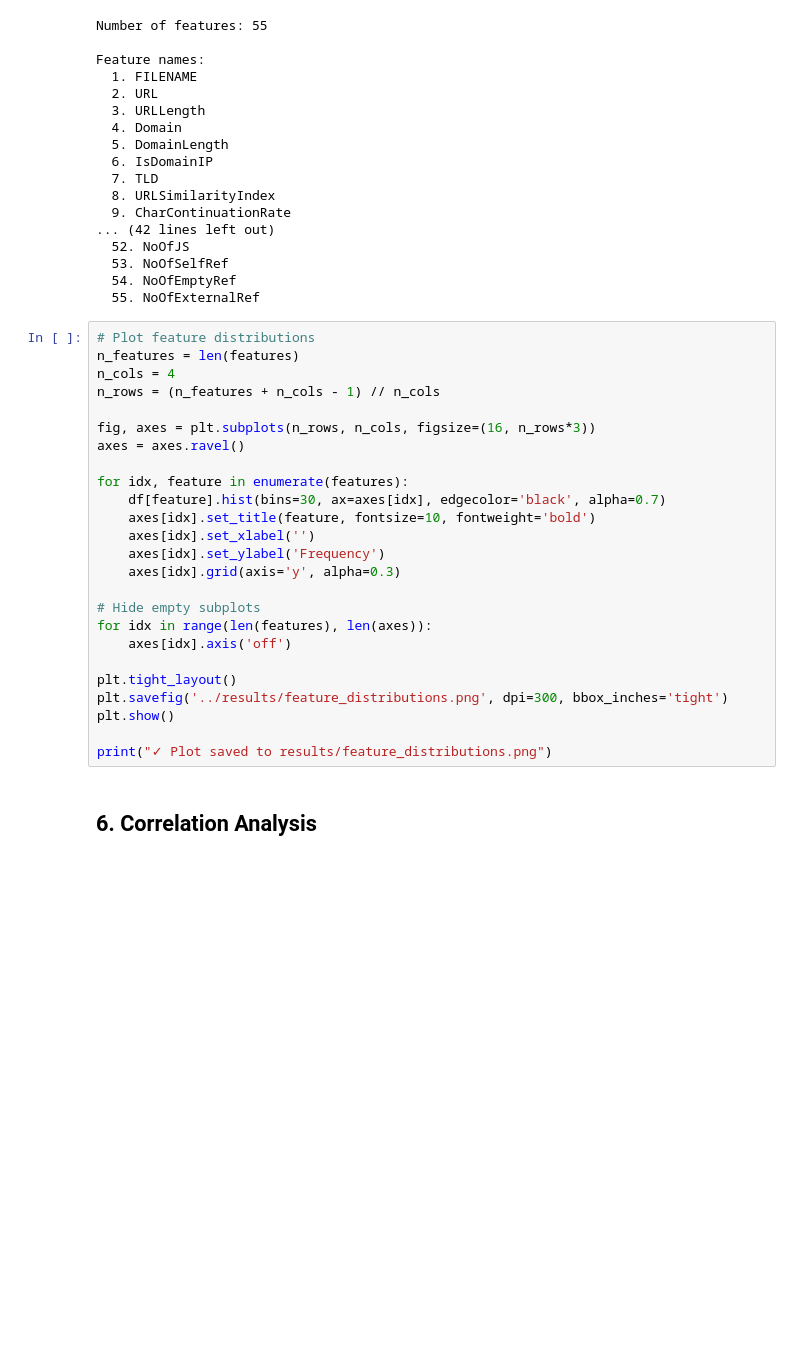
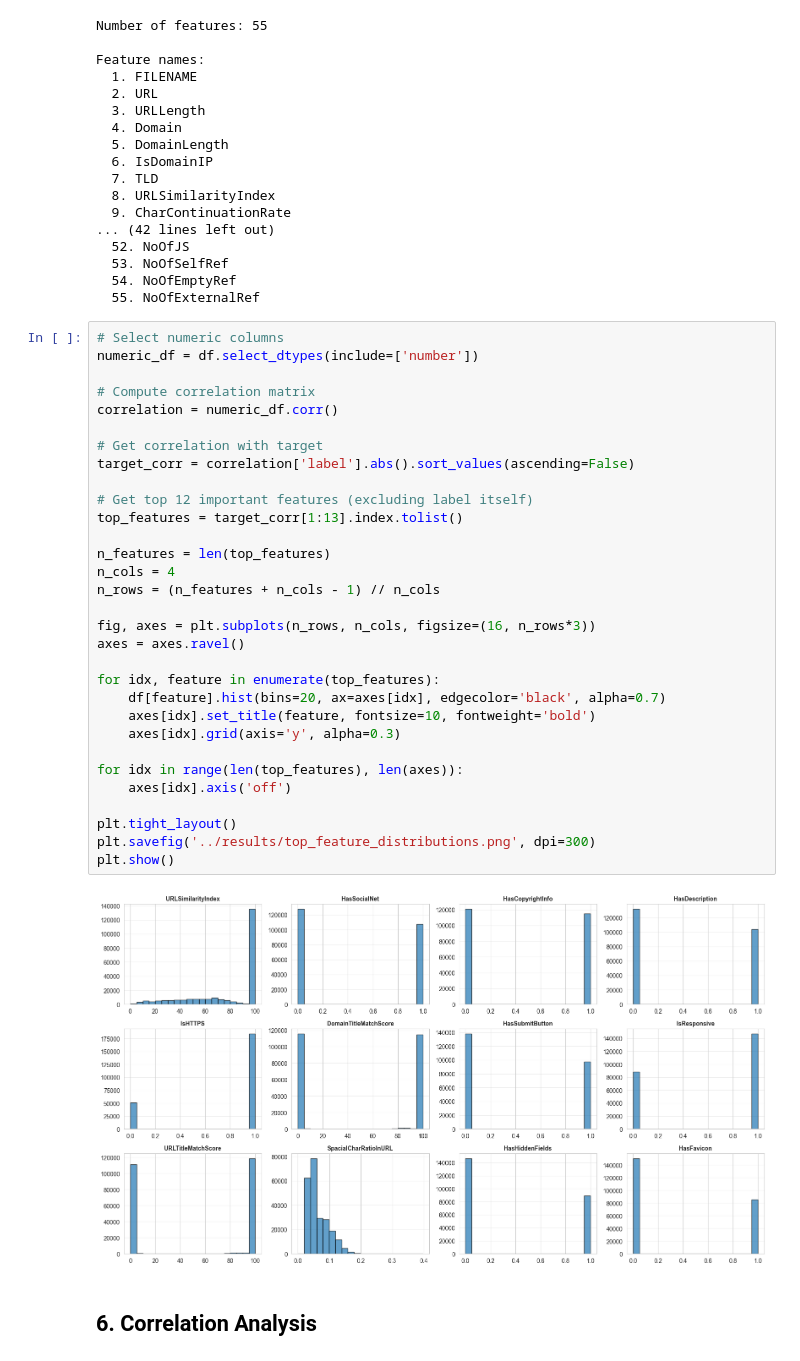
Before and after one commit to rhythmvora/ai-cyber-lab2-rhythm, a Jupyter notebook: notebooks/01_eda.ipynb, the cells around one changed output. Cells and saved outputs as stored; diff of their text form; blank space fills up the shorter version.

Commit message:
Final Code Changes and Result Addition

```diff
--- a/notebooks/01_eda.ipynb
+++ b/notebooks/01_eda.ipynb
@@ -278,30 +289,38 @@ Feature names:
   54. NoOfEmptyRef
   55. NoOfExternalRef
 # %%
-# Plot feature distributions
-n_features = len(features)
+# Select numeric columns
+numeric_df = df.select_dtypes(include=['number'])
+
+# Compute correlation matrix
+correlation = numeric_df.corr()
+
+# Get correlation with target
+target_corr = correlation['label'].abs().sort_values(ascending=False)
+
+# Get top 12 important features (excluding label itself)
+top_features = target_corr[1:13].index.tolist()
+
+n_features = len(top_features)
 n_cols = 4
 n_rows = (n_features + n_cols - 1) // n_cols
 
 fig, axes = plt.subplots(n_rows, n_cols, figsize=(16, n_rows*3))
 axes = axes.ravel()
 
-for idx, feature in enumerate(features):
-    df[feature].hist(bins=30, ax=axes[idx], edgecolor='black', alpha=0.7)
+for idx, feature in enumerate(top_features):
+    df[feature].hist(bins=20, ax=axes[idx], edgecolor='black', alpha=0.7)
     axes[idx].set_title(feature, fontsize=10, fontweight='bold')
-    axes[idx].set_xlabel('')
-    axes[idx].set_ylabel('Frequency')
     axes[idx].grid(axis='y', alpha=0.3)
 
-# Hide empty subplots
-for idx in range(len(features), len(axes)):
+for idx in range(len(top_features), len(axes)):
     axes[idx].axis('off')
 
 plt.tight_layout()
-plt.savefig('../results/feature_distributions.png', dpi=300, bbox_inches='tight')
+plt.savefig('../results/top_feature_distributions.png', dpi=300)
 plt.show()
-
-print("✓ Plot saved to results/feature_distributions.png")
+# %% [output]
+[figure, added]
 # %% [markdown]
 ## 6. Correlation Analysis
 # %%
```
Also changed, not shown: parts of 8 cells of this notebook, 5 other files.
